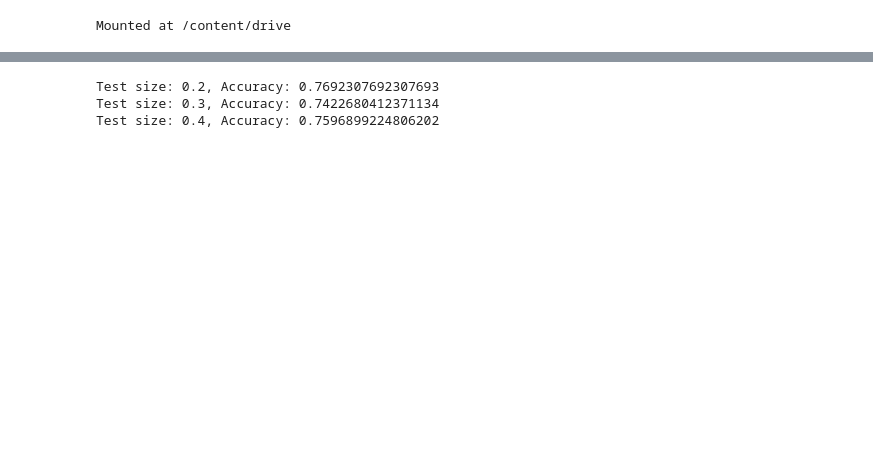
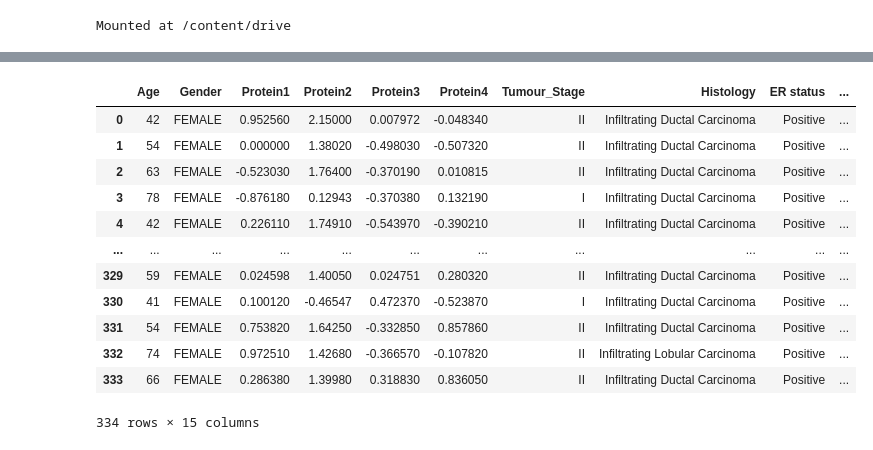
Before and after one commit to akki-kittu/SML_2303A52027, a Jupyter notebook: SML-9.ipynb, the cells around one changed output, grey strips where cells are left out. Cells and saved outputs as stored; diff of their text form; code cells hidden in the pictures; blank space fills up the shorter version.

```diff
--- a/SML-9.ipynb
+++ b/SML-9.ipynb
@@ -106,56 +8,18 @@ Test size: 0.4, Accuracy: 0.7364341085271318
-# %%
-import pandas as pd
-from sklearn.model_selection import train_test_split
-from sklearn.linear_model import LogisticRegression
-from sklearn.metrics import accuracy_score
-
-# Load the dataset
-file_path = '/content/drive/MyDrive/archive (4).zip'
-data = pd.read_csv(file_path)
-
-# Preprocessing
-
-# Encoding the target variable (Alive = 1, Dead = 0)
-data['Patient_Status'] = data['Patient_Status'].map({'Alive': 1, 'Dead': 0})
-
-# Dropping columns that are not useful for model training (like dates)
-data_cleaned = data.drop(['Date_of_Surgery', 'Date_of_Last_Visit'], axis=1)
-
-# Encoding categorical variables using one-hot encoding (convert categorical to numerical)
-data_encoded = pd.get_dummies(data_cleaned, drop_first=True)
-
-# Dropping rows with missing values
-data_final_cleaned = data_encoded.dropna()
-
-# Splitting data into features (X) and target (y)
-X = data_final_cleaned.drop('Patient_Status', axis=1)
-y = data_final_cleaned['Patient_Status']
-
-# Function to train Logistic Regression model and evaluate accuracy for different test sizes
-def evaluate_logistic_regression(test_size):
-    # Split the data into training and testing sets
-    X_train, X_test, y_train, y_test = train_test_split(X, y, test_size=test_size, random_state=42)
-
-    # Initialize the Logistic Regression model
-    log_reg = LogisticRegression(max_iter=1000, random_state=42)
-
-    # Train the model
-    log_reg.fit(X_train, y_train)
-    # Make predictions on the test set
-    y_pred = log_reg.predict(X_test)
-
-    # Calculate accuracy
-    accuracy = accuracy_score(y_test, y_pred)
-    return accuracy
-
-# Test the model with different test sizes
-test_sizes = [0.2, 0.3, 0.4]
-accuracies = {test_size: evaluate_logistic_regression(test_size) for test_size in test_sizes}
-
-# Output the accuracies for different test sizes
-for test_size, accuracy in accuracies.items():
-    print(f"Test size: {test_size}, Accuracy: {accuracy}")
-# %% [output]
-Test size: 0.2, Accuracy: 0.7692307692307693
-Test size: 0.3, Accuracy: 0.7422680412371134
-Test size: 0.4, Accuracy: 0.7596899224806202
+# %%
+import pandas as pd
+data=pd.read_csv('/content/drive/MyDrive/archive (4).zip')
+data
+# %% [output]
+|  | Age | Gender | Protein1 | Protein2 | Protein3 | Protein4 | Tumour_Stage | Histology | ER status | ... |
+| 0 | 42 | FEMALE | 0.952560 | 2.15000 | 0.007972 | -0.048340 | II | Infiltrating Ductal Carcinoma | Positive | ... |
+| 1 | 54 | FEMALE | 0.000000 | 1.38020 | -0.498030 | -0.507320 | II | Infiltrating Ductal Carcinoma | Positive | ... |
+| 2 | 63 | FEMALE | -0.523030 | 1.76400 | -0.370190 | 0.010815 | II | Infiltrating Ductal Carcinoma | Positive | ... |
+| 3 | 78 | FEMALE | -0.876180 | 0.12943 | -0.370380 | 0.132190 | I | Infiltrating Ductal Carcinoma | Positive | ... |
+| 4 | 42 | FEMALE | 0.226110 | 1.74910 | -0.543970 | -0.390210 | II | Infiltrating Ductal Carcinoma | Positive | ... |
+| ... | ... | ... | ... | ... | ... | ... | ... | ... | ... | ... |
+| 329 | 59 | FEMALE | 0.024598 | 1.40050 | 0.024751 | 0.280320 | II | Infiltrating Ductal Carcinoma | Positive | ... |
+| 330 | 41 | FEMALE | 0.100120 | -0.46547 | 0.472370 | -0.523870 | I | Infiltrating Ductal Carcinoma | Positive | ... |
+| 331 | 54 | FEMALE | 0.753820 | 1.64250 | -0.332850 | 0.857860 | II | Infiltrating Ductal Carcinoma | Positive | ... |
+| 332 | 74 | FEMALE | 0.972510 | 1.42680 | -0.366570 | -0.107820 | II | Infiltrating Lobular Carcinoma | Positive | ... |
+| 333 | 66 | FEMALE | 0.286380 | 1.39980 | 0.318830 | 0.836050 | II | Infiltrating Ductal Carcinoma | Positive | ... |
+334 rows × 15 columns
```
Also changed, not shown: parts of 29 cells of this notebook.
